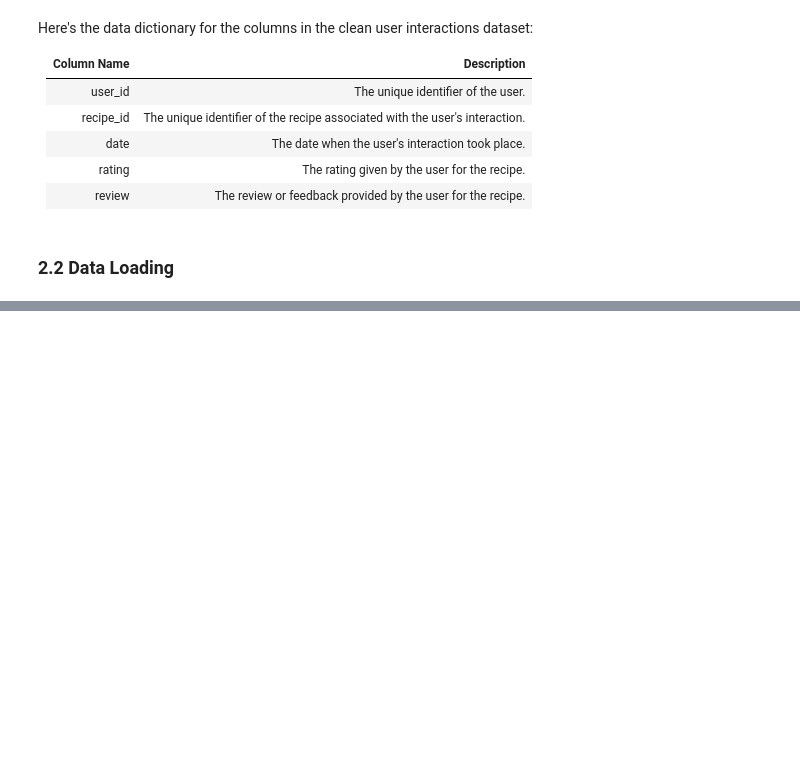
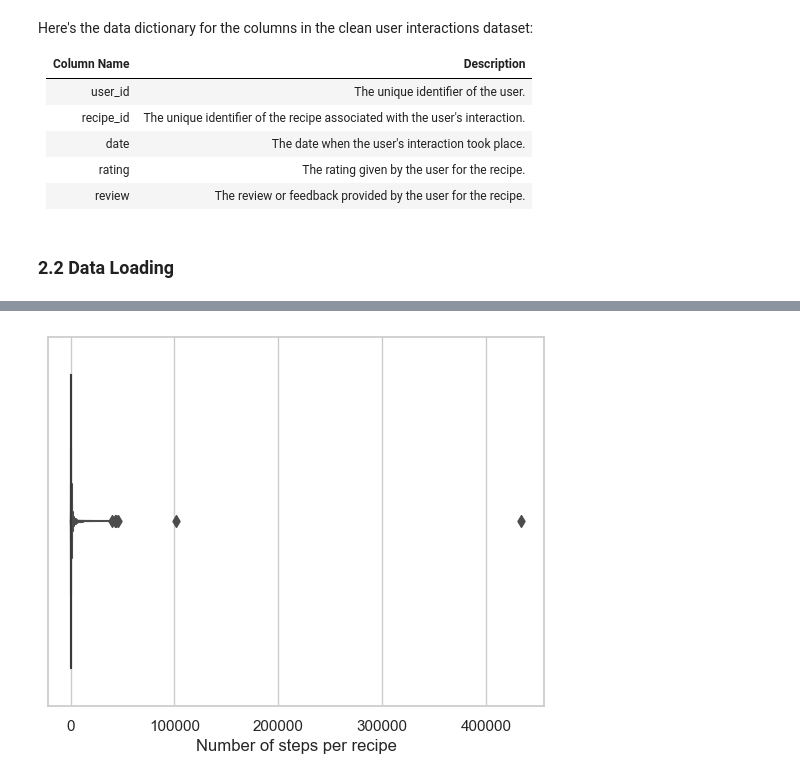
Before and after one commit to kli210/recipe_recommender_capstone, a Jupyter notebook: EDA.ipynb, the cells around one changed output, grey strips where cells are left out. Cells and saved outputs as stored; diff of their text form; code cells hidden in the pictures; blank space fills up the shorter version.

```diff
--- a/EDA.ipynb
+++ b/EDA.ipynb
@@ -90,0 +226,8 @@ users_df.head()
+# %%
+# Visualize boxen plot
+sns.set(style = "whitegrid")
+ax = sns.boxenplot(x = recipes_df['calories'])
+ax.set_xlabel('Number of steps per recipe')
+plt.show()
+# %% [output]
+[figure, added]
```
Also changed, not shown: parts of 22 cells of this notebook.
